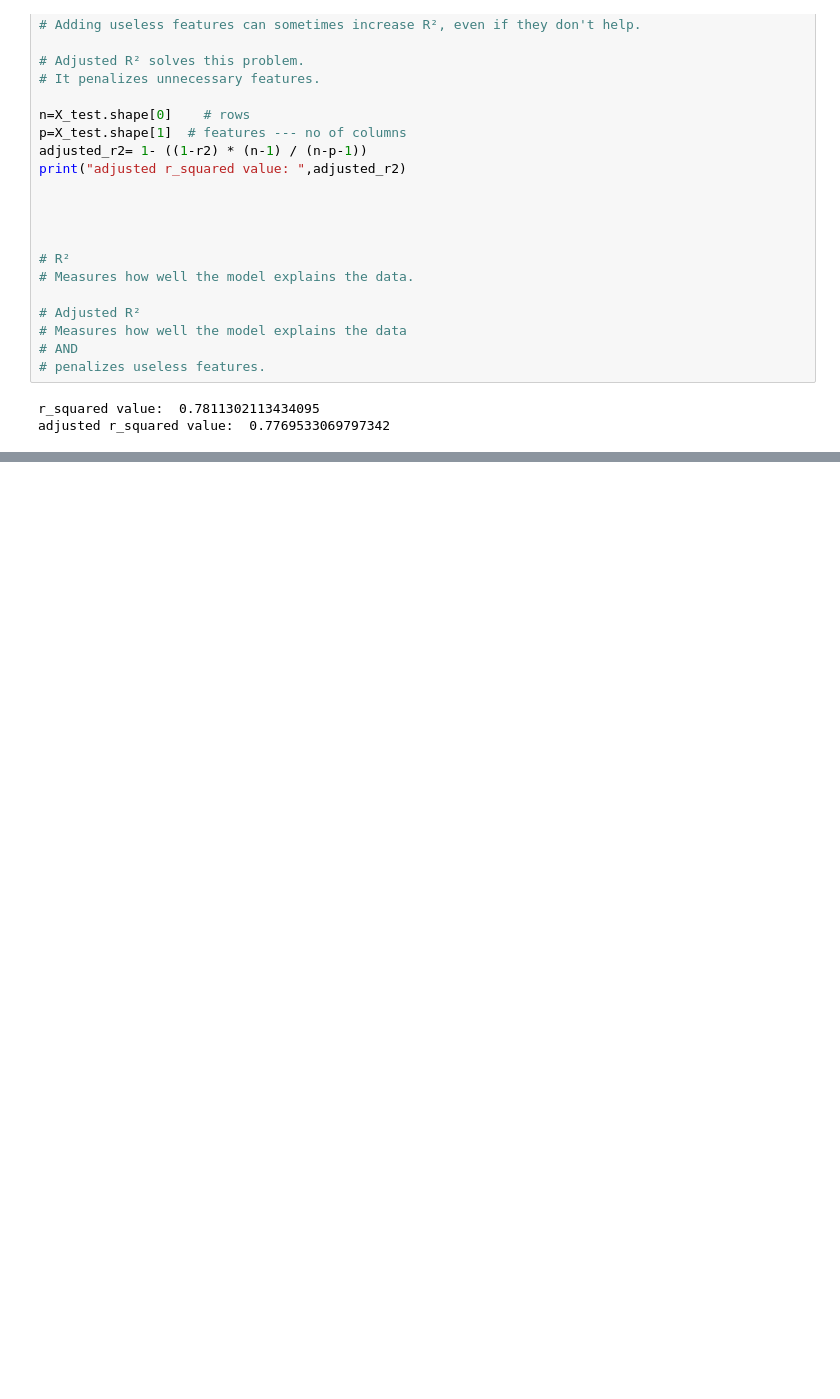
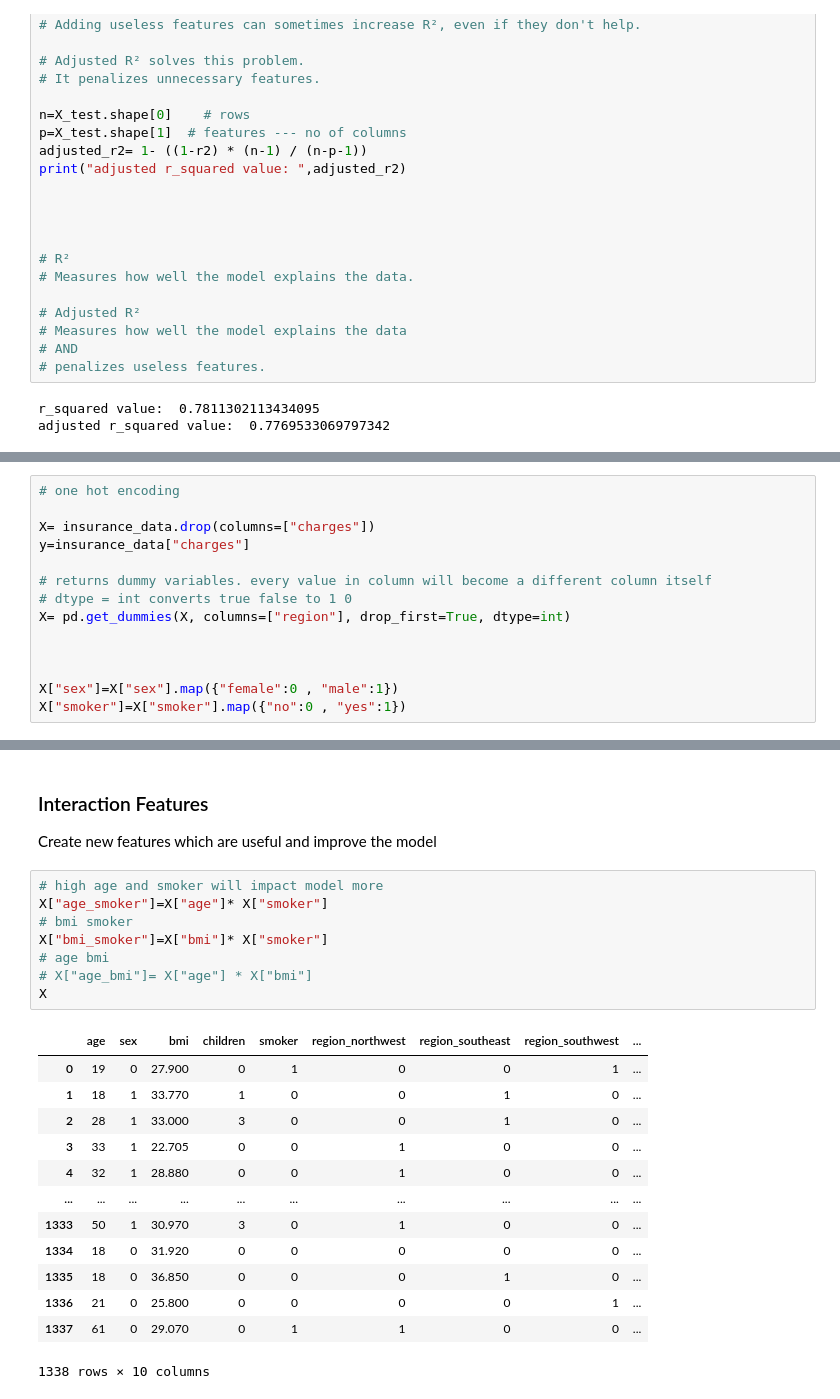
Before and after one commit to rslaanfareed/Prime_AI_ML, a Jupyter notebook: Supervised ML/Linear Regression/insurance_charges_model.ipynb, the cells around one changed output, grey strips where cells are left out. Saved outputs shown, nothing was run; the diff lists cells and outputs as text; blank space fills up the shorter version.

```diff
--- a/Supervised ML/Linear Regression/insurance_charges_model.ipynb
+++ b/Supervised ML/Linear Regression/insurance_charges_model.ipynb
@@ -136,0 +123,14 @@ adjusted r_squared value:  0.7769533069797342
+# %%
+# one hot encoding
+
+X= insurance_data.drop(columns=["charges"])
+y=insurance_data["charges"]
+
+# returns dummy variables. every value in column will become a different column itself
+# dtype = int converts true false to 1 0
+X= pd.get_dummies(X, columns=["region"], drop_first=True, dtype=int)
+
+
+
+X["sex"]=X["sex"].map({"female":0 , "male":1})
+X["smoker"]=X["smoker"].map({"no":0 , "yes":1})
@@ -136,0 +152,25 @@ adjusted r_squared value:  0.7769533069797342
+# %% [markdown]
+### Interaction Features
+Create new features which are useful and improve the model
+# %%
+# high age and smoker will impact model more
+X["age_smoker"]=X["age"]* X["smoker"]
+# bmi smoker
+X["bmi_smoker"]=X["bmi"]* X["smoker"]
+# age bmi
+# X["age_bmi"]= X["age"] * X["bmi"]
+X
+# %% [output]
+|  | age | sex | bmi | children | smoker | region_northwest | region_southeast | region_southwest | ... |
+| 0 | 19 | 0 | 27.900 | 0 | 1 | 0 | 0 | 1 | ... |
+| 1 | 18 | 1 | 33.770 | 1 | 0 | 0 | 1 | 0 | ... |
+| 2 | 28 | 1 | 33.000 | 3 | 0 | 0 | 1 | 0 | ... |
+| 3 | 33 | 1 | 22.705 | 0 | 0 | 1 | 0 | 0 | ... |
+| 4 | 32 | 1 | 28.880 | 0 | 0 | 1 | 0 | 0 | ... |
+| ... | ... | ... | ... | ... | ... | ... | ... | ... | ... |
+| 1333 | 50 | 1 | 30.970 | 3 | 0 | 1 | 0 | 0 | ... |
+| 1334 | 18 | 0 | 31.920 | 0 | 0 | 0 | 0 | 0 | ... |
+| 1335 | 18 | 0 | 36.850 | 0 | 0 | 0 | 1 | 0 | ... |
+| 1336 | 21 | 0 | 25.800 | 0 | 0 | 0 | 0 | 1 | ... |
+| 1337 | 61 | 0 | 29.070 | 0 | 1 | 1 | 0 | 0 | ... |
+1338 rows × 10 columns
```
Also changed, not shown: parts of 13 cells of this notebook, 8 other files.
